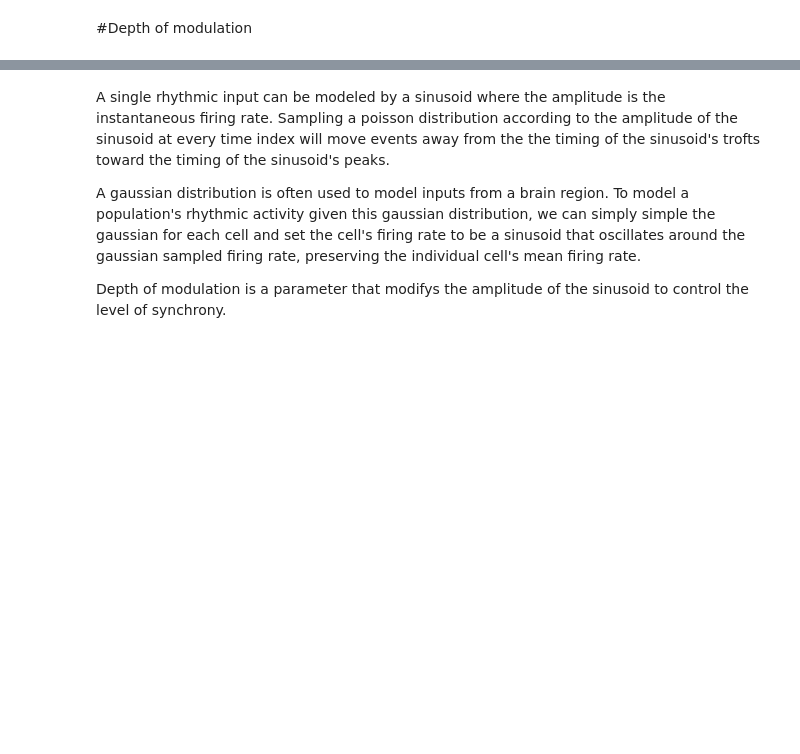
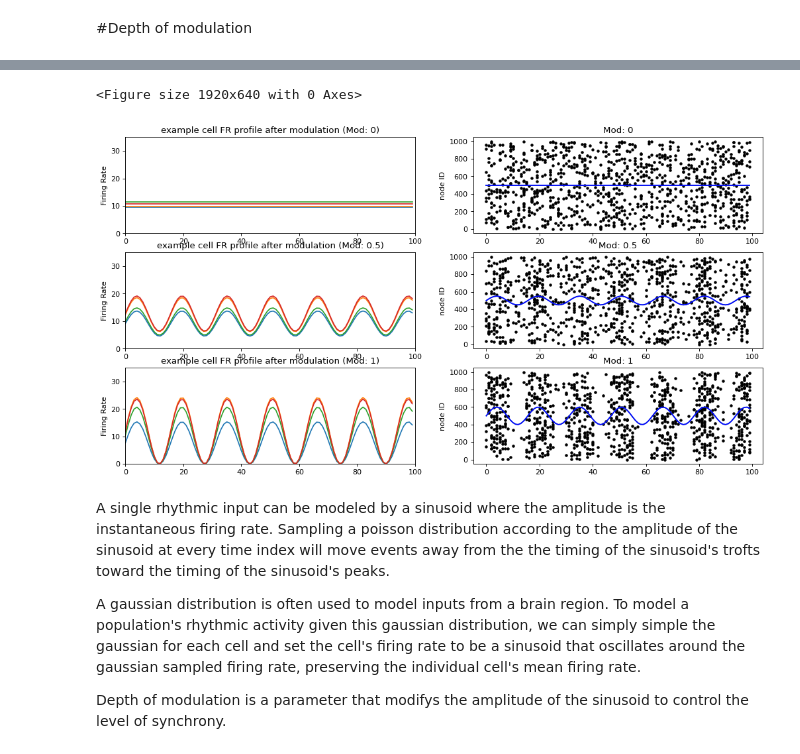
Before and after one commit to davidfague/Neural-Modeling, a Jupyter notebook: Input_Generation.ipynb, the cells around one changed output, grey strips where cells are left out. Saved outputs shown, nothing was run; the diff lists cells and outputs as text; code cells hidden in the pictures; blank space fills up the shorter version.

```diff
--- a/Input_Generation.ipynb
+++ b/Input_Generation.ipynb
@@ -274,3 +274,73 @@ plt.show()
+# %%
+from matplotlib.pyplot import figure
+
+figure(figsize=(24, 8), dpi=80)  # Changed figure size to accommodate 3 columns
+
+# # Function to plot the binned spikes
+# def plot_binned_spikes(raster, bin_size):
+#     bin_counts = [len([t for t in cell_raster if t >= bin_start and t < bin_start + bin_size])
+#                   for bin_start in range(0, int(t_stop*1000), bin_size)]
+#     plt.bar(range(0, int(t_stop*1000), bin_size), bin_counts, width=bin_size, color='g', alpha=0.5)
+
+# Function to plot the binned spikes for a single cell
+def plot_binned_spikes_for_cell(cell_raster, bin_size):
+    bin_counts = [len([t for t in cell_raster if t >= bin_start and t < bin_start + bin_size])
+                  for bin_start in range(0, int(t_stop*1000), bin_size)]
+    plt.bar(range(0, int(t_stop*1000), bin_size), bin_counts, width=bin_size, color='g', alpha=0.5)
+
+figure(figsize=(24, 8), dpi=80)  # Changed figure size to accommodate 3 columns
+
+# Loop through all depth_of_mod values
+
+t_stop = 0.1 #seconds
+n_cells = 1000
+f = 64 # frequency of oscillation (Gamma inhibition)
+
+for idx, depth_of_mod in enumerate([0, 0.5, 1]):
+
+    # get fr profiles combined with mean firing rates
+    z = modulateSimSpikes(n_cells,f,depth_of_mod)
+
+    # plot fr profiles
+    plt.subplot(3, 3, 3*idx + 1)
+    plt.plot(z[0,:])
+    plt.plot(z[1,:])
+    plt.plot(z[2,:])
+    plt.plot(z[3,:])
+    plt.xlim(0,100)
+    plt.ylim(0,35)
+    # plt.xlabel('Time (ms)')
+    plt.ylabel('Firing Rate')
+    plt.title("example cell FR profile after modulation (Mod: "+str(depth_of_mod)+")")
+
+    # plot raster
+    plt.subplot(3, 3, 3*idx + 2)
+    raster = samplePoissonRVS(z)
+    for i in np.arange(0,z.shape[0]):
+        plt.plot(raster[i],np.ones((raster[i].shape[0]))*i,'k.')
+    t = np.arange(0,t_stop,0.001)
+    plt.plot(100*depth_of_mod*np.sin(2 * np.pi * f * t)+500)
+    # plt.xlabel('time(ms)')
+    plt.ylabel('node ID')
+    plt.title("Mod: "+str(depth_of_mod))
+
+    t = np.arange(0, t_stop, 0.001)
+    plt.plot(100*depth_of_mod*np.sin(2 * np.pi * f * t)+500, 'b')
+
+    # plt.subplot(3, 3, 3*idx + 3)
+    # plot_binned_spikes(raster, 10)  # Assuming bin_size is 10 ms
+    # plt.plot(100*depth_of_mod*np.sin(2 * np.pi * f * t)+500, 'b')
+    # plt.ylabel('Binned Spike Counts')
+    # plt.title(f"Mod: {depth_of_mod}, Binned")
+    # plot_binned_spikes_for_cell(raster[0], 10)  # Assuming bin_size is 10 ms
+    # plt.plot(100*depth_of_mod*np.sin(2 * np.pi * f * t)+500, 'b')
+    # plt.ylabel('Binned Spike Counts')
+    # plt.title(f"Mod: {depth_of_mod}, Binned")
+
+plt.show()
+# %% [output]
+<Figure size 1920x640 with 0 Axes>
+[figure, added]
 # %% [markdown]
 A single rhythmic input can be modeled by a sinusoid where the amplitude is the instantaneous firing rate. Sampling a poisson distribution according to the amplitude of the sinusoid at every time index will move events away from the  the timing of the sinusoid's trofts toward the timing of the sinusoid's peaks.
 
```
Also changed, not shown: parts of 35 cells of this notebook.
